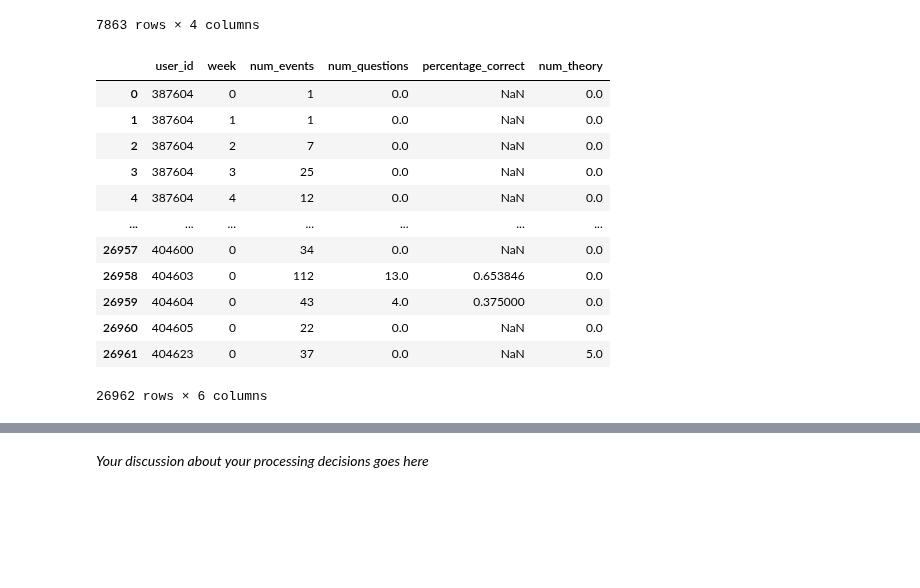
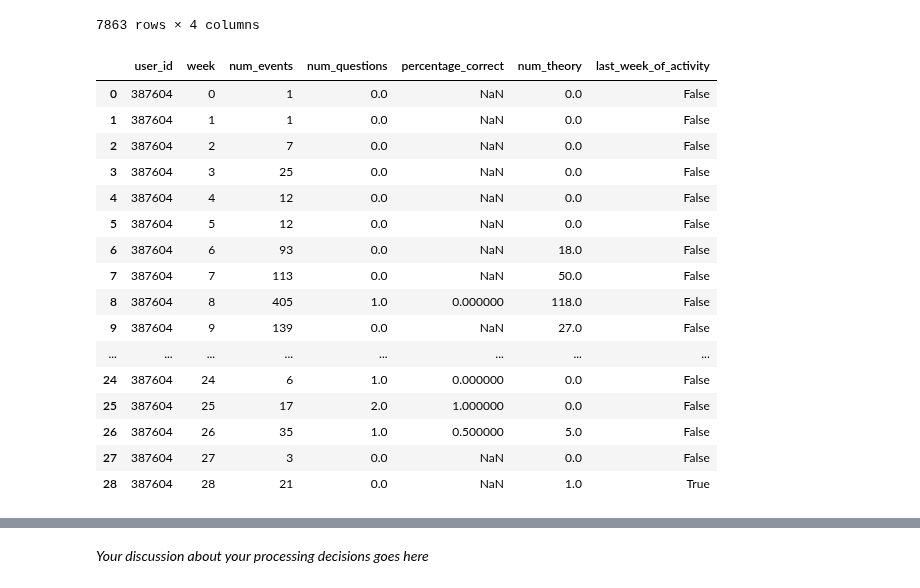
Before and after one commit to Katerina5649/CS-421, a Jupyter notebook: m4/m4_lernnavi_sciper.ipynb, the cells around one changed output, grey strips where cells are left out. Cells and saved outputs as stored; diff of their text form; code cells hidden in the pictures; blank space fills up the shorter version.

```diff
--- a/m4/m4_lernnavi_sciper.ipynb
+++ b/m4/m4_lernnavi_sciper.ipynb
@@ -116,25 +119,37 @@ num_theory
 # %%
 # Filter out uneeded users and merge all tables
 df_weekly_merged = df_weekly.copy()
 df_weekly_merged = df_weekly_merged.merge(df_questions, on=['user_id', 'year', 'week'], how='left').fillna(value={'num_questions':0})
 df_weekly_merged = df_weekly_merged.merge(num_theory, on=['user_id', 'year', 'week'], how='left').fillna(value={'num_theory':0})
 
-# Renumber weeks
-df_weekly_merged = df_weekly_merged.sort_values(by = ["user_id","year","week"]).groupby('user_id').head(13).reset_index(drop=True)
+# Sort the data per date and renumber the weeks
+df_weekly_merged = df_weekly_merged.sort_values(by = ["user_id","year","week"])
 df_weekly_merged["week"] = df_weekly_merged.groupby('user_id').cumcount()
 df_weekly_merged = df_weekly_merged.drop(columns = ["year"])
+
+# Check which week is the last week of activity of the user
+s = df_weekly_merged['user_id'].shift(-1)
+df_weekly_merged['last_week_of_activity'] = df_weekly_merged['user_id'].ne(s)
+
 df_weekly_merged
+
+# User example
+df_weekly_merged[df_weekly_merged['user_id']==df_weekly_merged['user_id'].unique()[0]]
 # %% [output]
-|  | user_id | week | num_events | num_questions | percentage_correct | num_theory |
-| 0 | 387604 | 0 | 1 | 0.0 | NaN | 0.0 |
-| 1 | 387604 | 1 | 1 | 0.0 | NaN | 0.0 |
-| 2 | 387604 | 2 | 7 | 0.0 | NaN | 0.0 |
-| 3 | 387604 | 3 | 25 | 0.0 | NaN | 0.0 |
-| 4 | 387604 | 4 | 12 | 0.0 | NaN | 0.0 |
-| ... | ... | ... | ... | ... | ... | ... |
-| 26957 | 404600 | 0 | 34 | 0.0 | NaN | 0.0 |
-| 26958 | 404603 | 0 | 112 | 13.0 | 0.653846 | 0.0 |
-| 26959 | 404604 | 0 | 43 | 4.0 | 0.375000 | 0.0 |
-| 26960 | 404605 | 0 | 22 | 0.0 | NaN | 0.0 |
-| 26961 | 404623 | 0 | 37 | 0.0 | NaN | 5.0 |
+|  | user_id | week | num_events | num_questions | percentage_correct | num_theory | last_week_of_activity |
+| 0 | 387604 | 0 | 1 | 0.0 | NaN | 0.0 | False |
+| 1 | 387604 | 1 | 1 | 0.0 | NaN | 0.0 | False |
+| 2 | 387604 | 2 | 7 | 0.0 | NaN | 0.0 | False |
+| 3 | 387604 | 3 | 25 | 0.0 | NaN | 0.0 | False |
+| 4 | 387604 | 4 | 12 | 0.0 | NaN | 0.0 | False |
+| 5 | 387604 | 5 | 12 | 0.0 | NaN | 0.0 | False |
+| 6 | 387604 | 6 | 93 | 0.0 | NaN | 18.0 | False |
+| 7 | 387604 | 7 | 113 | 0.0 | NaN | 50.0 | False |
+| 8 | 387604 | 8 | 405 | 1.0 | 0.000000 | 118.0 | False |
+| 9 | 387604 | 9 | 139 | 0.0 | NaN | 27.0 | False |
+| ... | ... | ... | ... | ... | ... | ... | ... |
+| 24 | 387604 | 24 | 6 | 1.0 | 0.000000 | 0.0 | False |
+| 25 | 387604 | 25 | 17 | 2.0 | 1.000000 | 0.0 | False |
+| 26 | 387604 | 26 | 35 | 1.0 | 0.500000 | 5.0 | False |
+| 27 | 387604 | 27 | 3 | 0.0 | NaN | 0.0 | False |
+| 28 | 387604 | 28 | 21 | 0.0 | NaN | 1.0 | True |
-26962 rows × 6 columns
```
Also changed, not shown: parts of 6 cells of this notebook.
